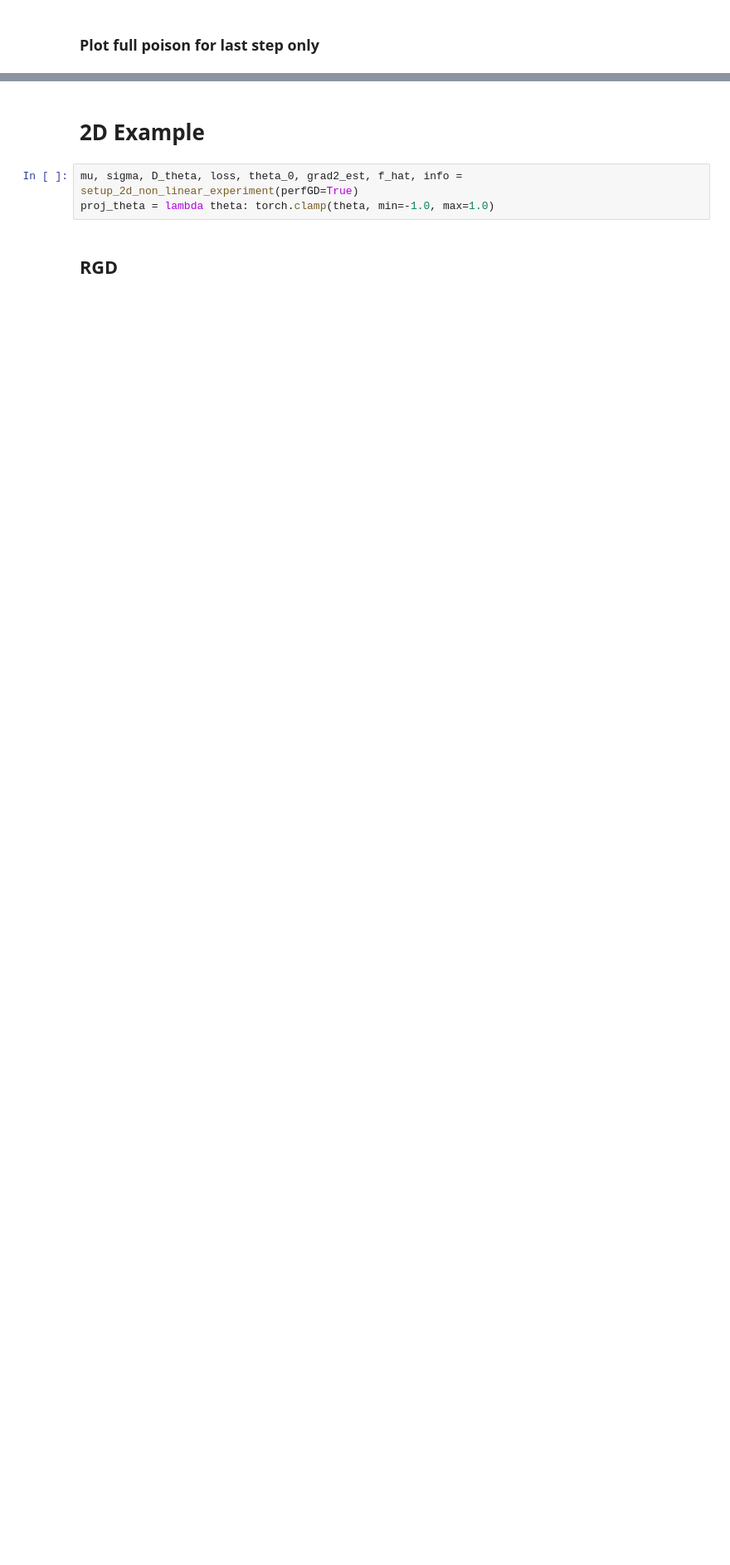
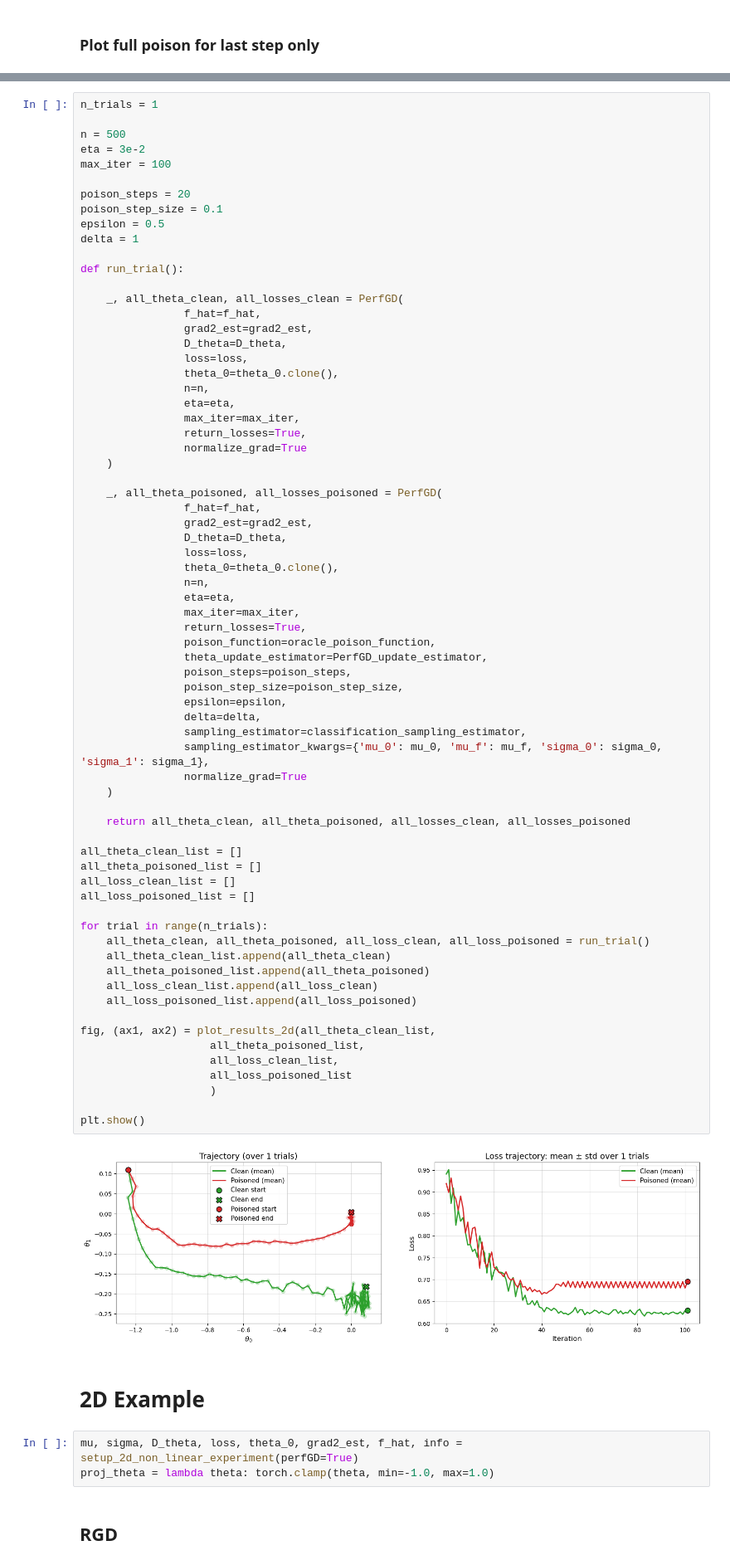
Before and after one commit to tetsnaga/poison-perf, a Jupyter notebook: poisoning/oracle_poison.ipynb, the cells around one changed output, grey strips where cells are left out. Shown: that part at 83% size. Drawn from its saved outputs; the diff is of its cells as text; blank space fills up the shorter version.

```diff
--- a/poisoning/oracle_poison.ipynb
+++ b/poisoning/oracle_poison.ipynb
@@ -650,3 +640,74 @@ plt.show()
+# %%
+n_trials = 1
+
+n = 500
+eta = 3e-2
+max_iter = 100
+
+poison_steps = 20
+poison_step_size = 0.1
+epsilon = 0.5
+delta = 1
+
+def run_trial():
+
+    _, all_theta_clean, all_losses_clean = PerfGD(
+                f_hat=f_hat,
+                grad2_est=grad2_est,
+                D_theta=D_theta,
+                loss=loss,
+                theta_0=theta_0.clone(),
+                n=n,
+                eta=eta,
+                max_iter=max_iter,
+                return_losses=True,
+                normalize_grad=True
+    )
+
+    _, all_theta_poisoned, all_losses_poisoned = PerfGD(
+                f_hat=f_hat,
+                grad2_est=grad2_est,
+                D_theta=D_theta,
+                loss=loss,
+                theta_0=theta_0.clone(),
+                n=n,
+                eta=eta,
+                max_iter=max_iter,
+                return_losses=True,
+                poison_function=oracle_poison_function,
+                theta_update_estimator=PerfGD_update_estimator,
+                poison_steps=poison_steps,
+                poison_step_size=poison_step_size,
+                epsilon=epsilon,
+                delta=delta,
+                sampling_estimator=classification_sampling_estimator,
+                sampling_estimator_kwargs={'mu_0': mu_0, 'mu_f': mu_f, 'sigma_0': sigma_0, 'sigma_1': sigma_1},
+                normalize_grad=True
+    )
+
+    return all_theta_clean, all_theta_poisoned, all_losses_clean, all_losses_poisoned
+
+all_theta_clean_list = []
+all_theta_poisoned_list = []
+all_loss_clean_list = []
+all_loss_poisoned_list = []
+
+for trial in range(n_trials):
+    all_theta_clean, all_theta_poisoned, all_loss_clean, all_loss_poisoned = run_trial()
+    all_theta_clean_list.append(all_theta_clean)
+    all_theta_poisoned_list.append(all_theta_poisoned)
+    all_loss_clean_list.append(all_loss_clean)
+    all_loss_poisoned_list.append(all_loss_poisoned)
+
+fig, (ax1, ax2) = plot_results_2d(all_theta_clean_list,
+                    all_theta_poisoned_list,
+                    all_loss_clean_list,
+                    all_loss_poisoned_list
+                    )
+
+plt.show()
+# %% [output]
+[figure, added]
 # %% [markdown]
 # 2D Example
 # %%
```
Also changed, not shown: parts of 11 cells of this notebook, 5 other files.
